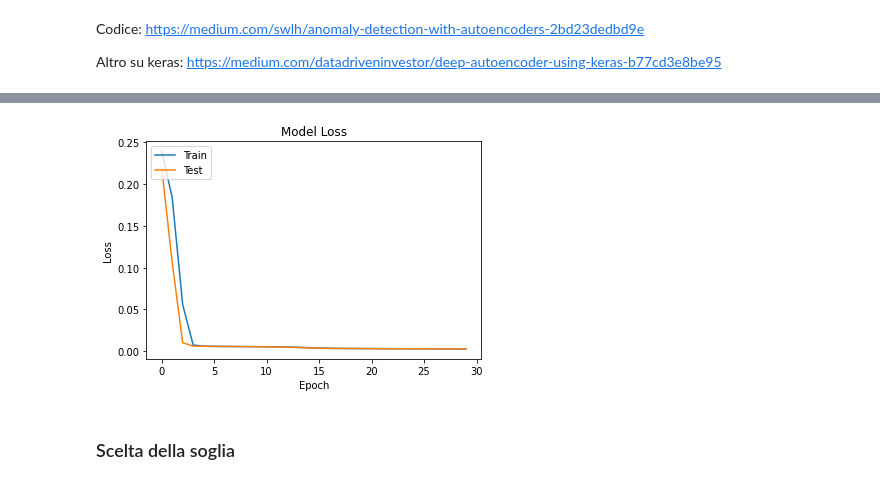
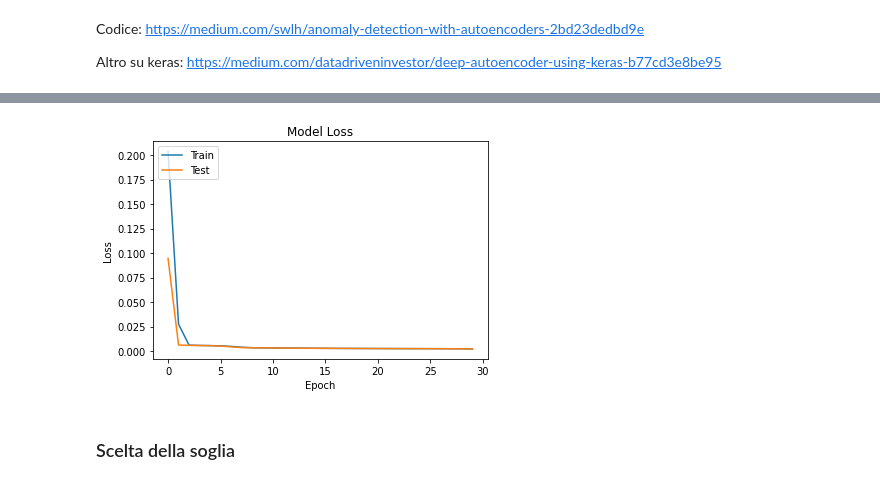
Before and after one commit to alessandrotofani/Tesi_magistrale, a Jupyter notebook: 3_Autoencoder.ipynb, the cells around one changed output, grey strips where cells are left out. Saved outputs shown, nothing was run; the diff lists cells and outputs as text; code cells hidden in the pictures.

```diff
--- a/3_Autoencoder.ipynb
+++ b/3_Autoencoder.ipynb
@@ -151,7 +151,7 @@ encoder = Model(input, encoded)
 autoencoder.compile(optimizer='adam', loss='mean_squared_error', metrics=['accuracy'])
 # %%
 # history = autoencoder.fit(X_train, X_train, epochs=30, batch_size=10000, shuffle=True,
-history = autoencoder.fit(X_train, X_train, epochs=30, batch_size=20000, shuffle=True,
+history = autoencoder.fit(X_train, X_train, epochs=30, batch_size=10000, shuffle=True,
                 validation_data=(X_val, X_val))
 
 plt.plot(history.history['loss'])
@@ -182,4 +182,4 @@ Epoch 30/30
-[figure, old version]
+[figure, new version]
 # %% [markdown]
 ### Scelta della soglia
 # %% [markdown]
```
Also changed, not shown: parts of 6 cells of this notebook.
